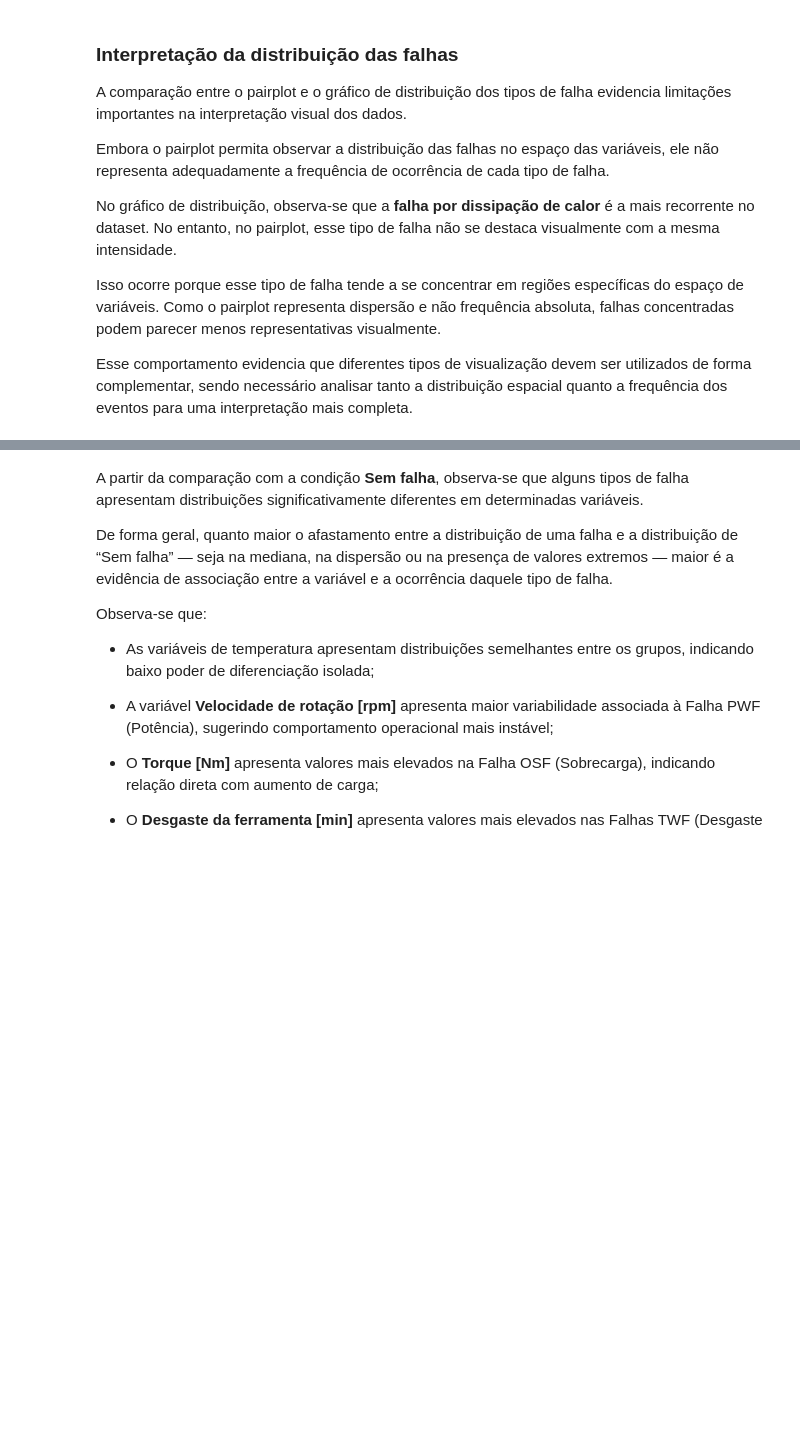
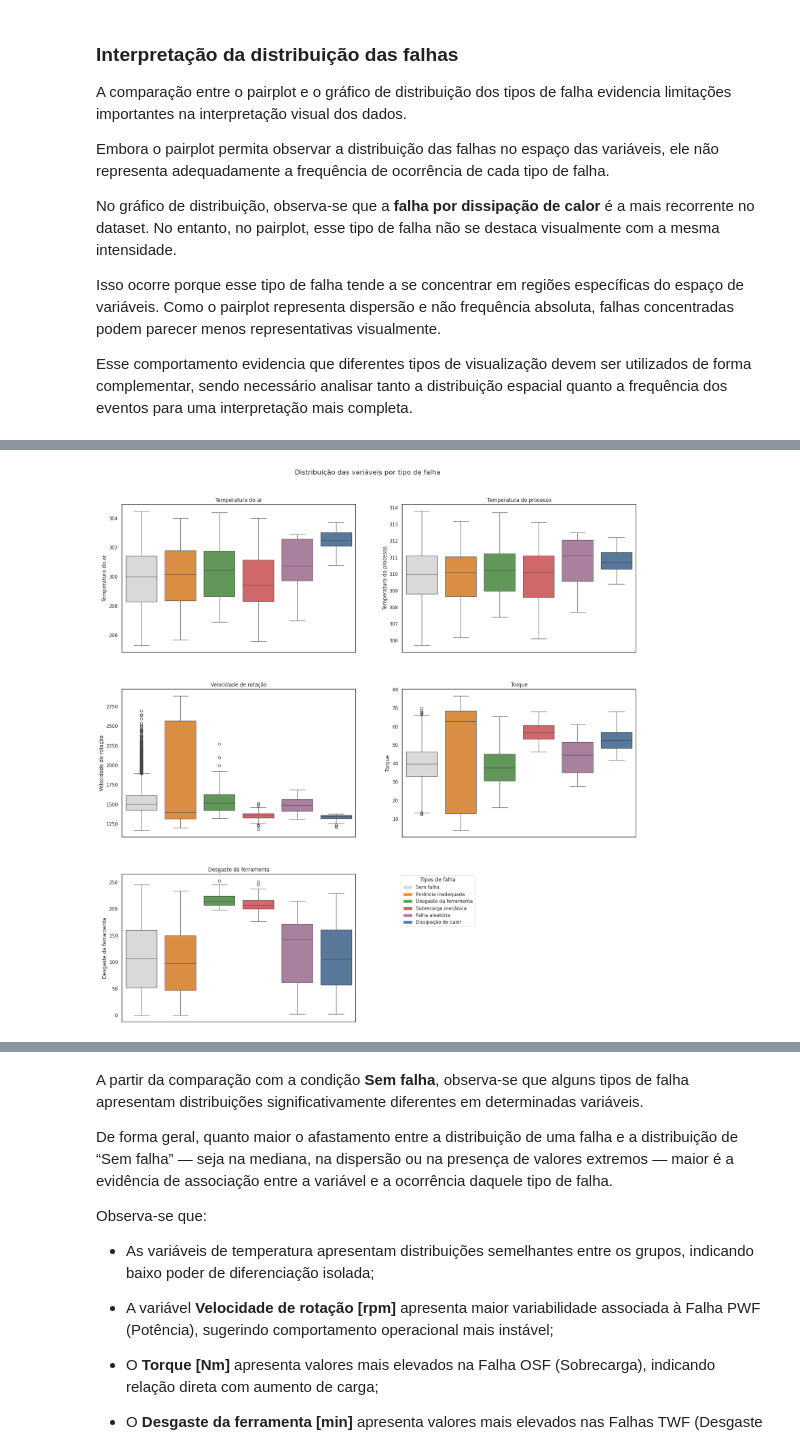
Before and after one commit to thaygorh/Analise-de-Dados-e-Boas-Praticas, a Jupyter notebook: mvp-analise-dados-e-boas-praticas.ipynb, the cells around one changed output, grey strips where cells are left out. Drawn from its saved outputs; the diff is of its cells as text; code cells hidden in the pictures; blank space fills up the shorter version.

```diff
--- a/mvp-analise-dados-e-boas-praticas.ipynb
+++ b/mvp-analise-dados-e-boas-praticas.ipynb
@@ -899,0 +910,70 @@ Esse comportamento evidencia que diferentes tipos de visualização devem ser ut
+# %%
+import matplotlib.pyplot as plt
+import seaborn as sns
+from matplotlib.patches import Patch
+
+plt.figure(figsize=(18, 18))
+
+variaveis = [
+    'Temperatura do ar',
+    'Temperatura do processo',
+    'Velocidade de rotação',
+    'Torque',
+    'Desgaste da ferramenta'
+]
+
+ordem_falhas = [
+    'Sem falha',
+    'Potência inadequada',
+    'Desgaste da ferramenta',
+    'Sobrecarga mecânica',
+    'Falha aleatória',
+    'Dissipação de calor'
+]
+
+for i, var in enumerate(variaveis):
+    plt.subplot(3, 2, i+1)
+
+    ax = sns.boxplot(
+        data=df_analysis,
+        x='Tipo de falha',
+        y=var,
+        order=ordem_falhas,
+        palette=palette
+    )
+
+    # remove os labels do eixo X (não repetir)
+    ax.set_xticklabels([])
+    ax.set_xlabel('')
+
+    plt.title(var, fontsize=12)
+
+# remover último subplot vazio
+plt.subplot(3, 2, 6)
+plt.axis('off')
+
+# título geral
+plt.suptitle(
+    'Distribuição das variáveis por tipo de falha',
+    fontsize=16,
+    y=1.02
+)
+
+# legenda manual baseada na palette
+legend_elements = [
+    Patch(facecolor=palette[k], label=k) for k in ordem_falhas
+]
+
+plt.figlegend(
+    handles=legend_elements,
+    title='Tipos de falha',
+    loc='lower right',
+    bbox_to_anchor=(0.7, 0.18)
+)
+
+plt.tight_layout()
+plt.subplots_adjust(hspace=0.25, wspace=0.20)
+
+plt.show()
+# %% [output]
+[figure, added]
```
Also changed, not shown: parts of 8 cells of this notebook.
